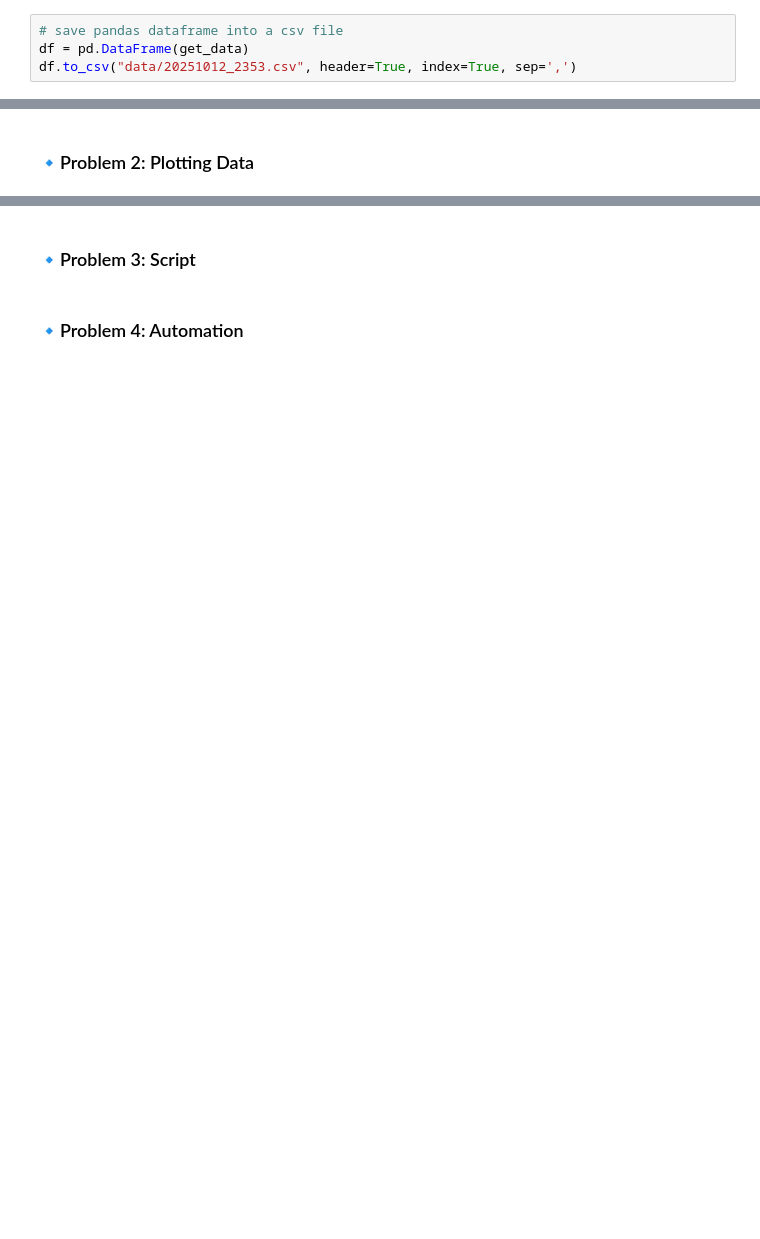
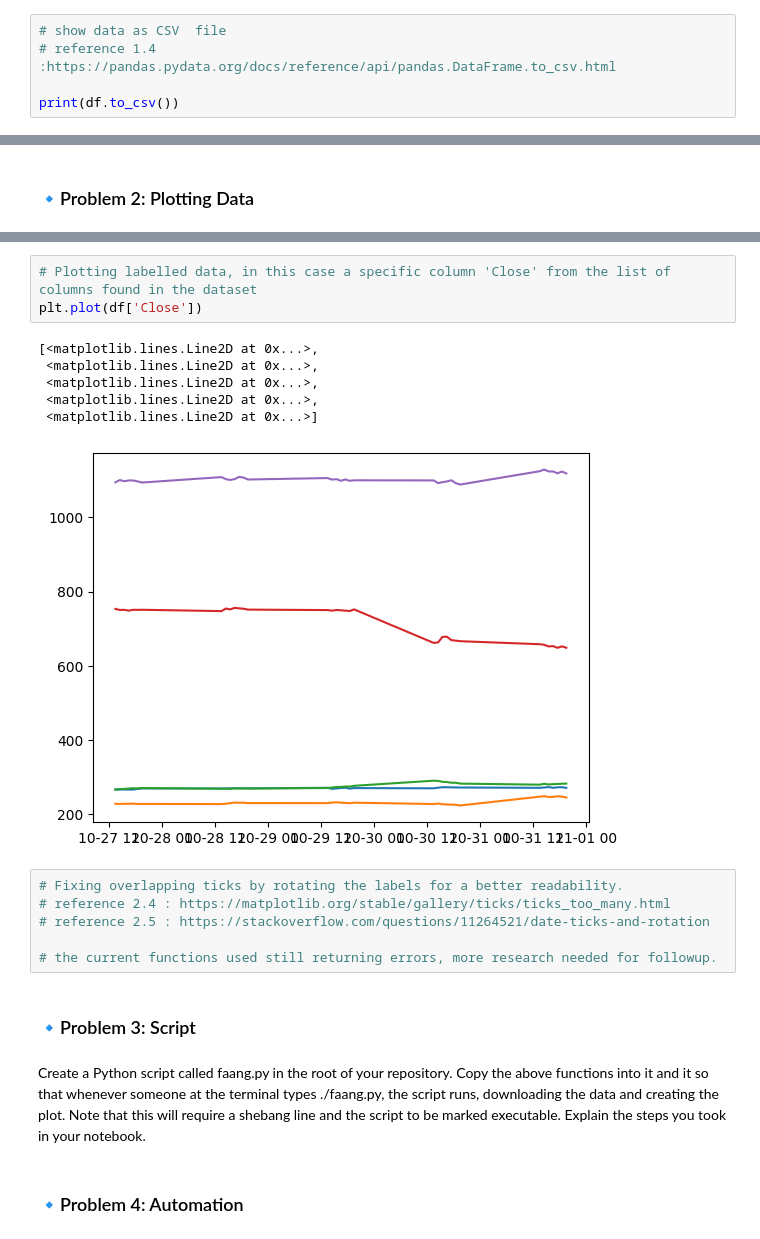
Before and after one commit to Maroua-El-Imame/my-assessment-computer-infrastructure, a Jupyter notebook: problems.ipynb, the cells around one changed output, grey strips where cells are left out. Drawn from its saved outputs; the diff is of its cells as text; blank space fills up the shorter version.

```diff
--- a/problems.ipynb
+++ b/problems.ipynb
@@ -67,6 +88,7 @@ type(get_data)
 # %% [output]
 pandas.core.frame.DataFrame
 # %%
-# save pandas dataframe into a csv file
-df = pd.DataFrame(get_data)
-df.to_csv("data/20251012_2353.csv", header=True, index=True, sep=',')
+# show data as CSV  file
+# reference 1.4 :https://pandas.pydata.org/docs/reference/api/pandas.DataFrame.to_csv.html
+
+print(df.to_csv())
@@ -79,4 +192,22 @@ checking references on how to save a csv file, using a filename with the format
+# %%
+# Plotting labelled data, in this case a specific column 'Close' from the list of columns found in the dataset
+plt.plot(df['Close'])
+# %% [output]
+[<matplotlib.lines.Line2D at 0x...>,
+ <matplotlib.lines.Line2D at 0x...>,
+ <matplotlib.lines.Line2D at 0x...>,
+ <matplotlib.lines.Line2D at 0x...>,
+ <matplotlib.lines.Line2D at 0x...>]
+[figure, added]
+# %%
+# Fixing overlapping ticks by rotating the labels for a better readability.
+# reference 2.4 : https://matplotlib.org/stable/gallery/ticks/ticks_too_many.html
+# reference 2.5 : https://stackoverflow.com/questions/11264521/date-ticks-and-rotation
+
+# the current functions used still returning errors, more research needed for followup.
 # %% [markdown]
 ### 🔹Problem 3: Script
+# %% [markdown]
+Create a Python script called faang.py in the root of your repository. Copy the above functions into it and it so that whenever someone at the terminal types ./faang.py, the script runs, downloading the data and creating the plot. Note that this will require a shebang line and the script to be marked executable. Explain the steps you took in your notebook.
 # %% [markdown]
 ### 🔹Problem 4: Automation
```
Also changed, not shown: parts of 22 cells of this notebook, 5 other files.
